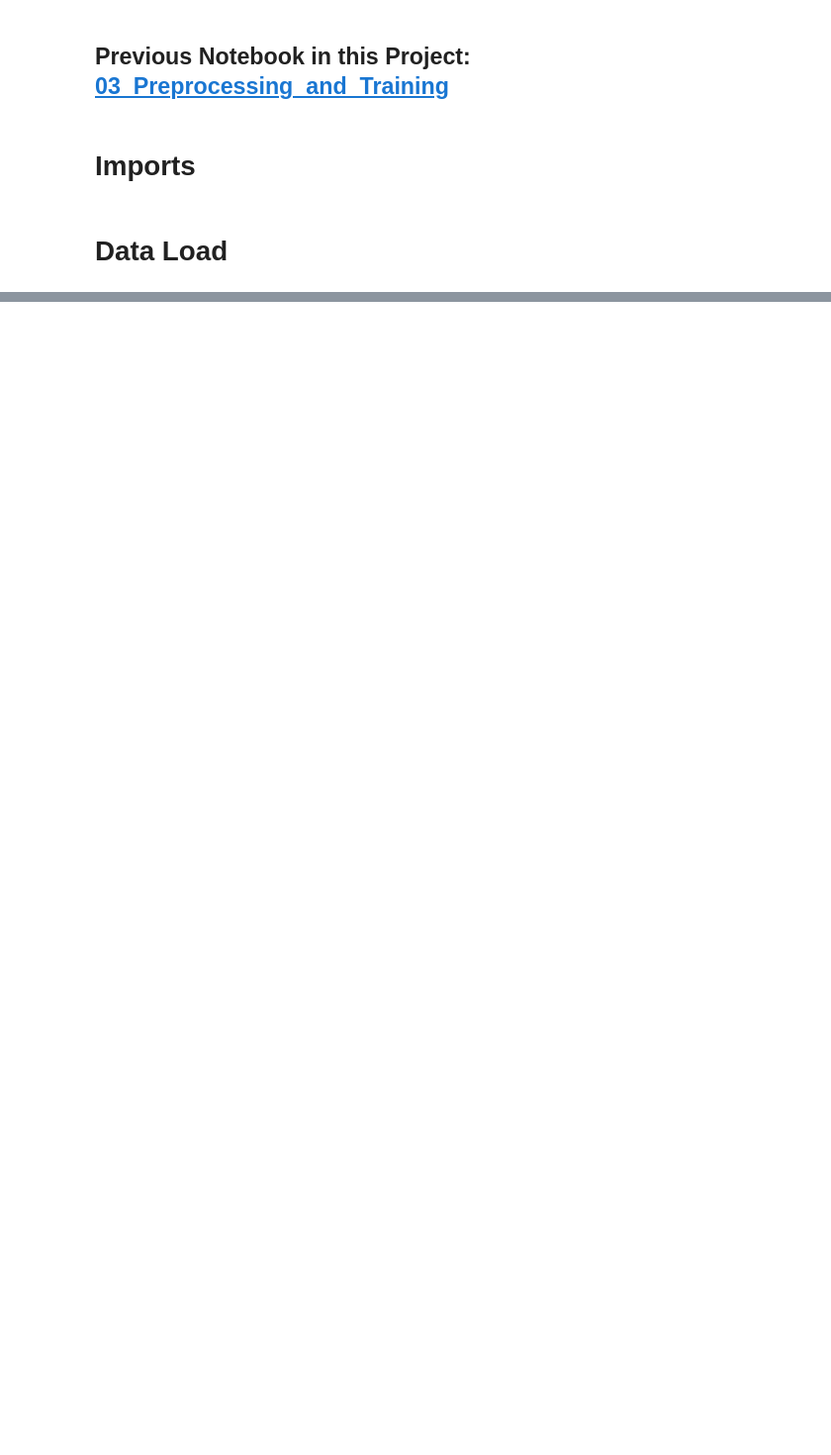
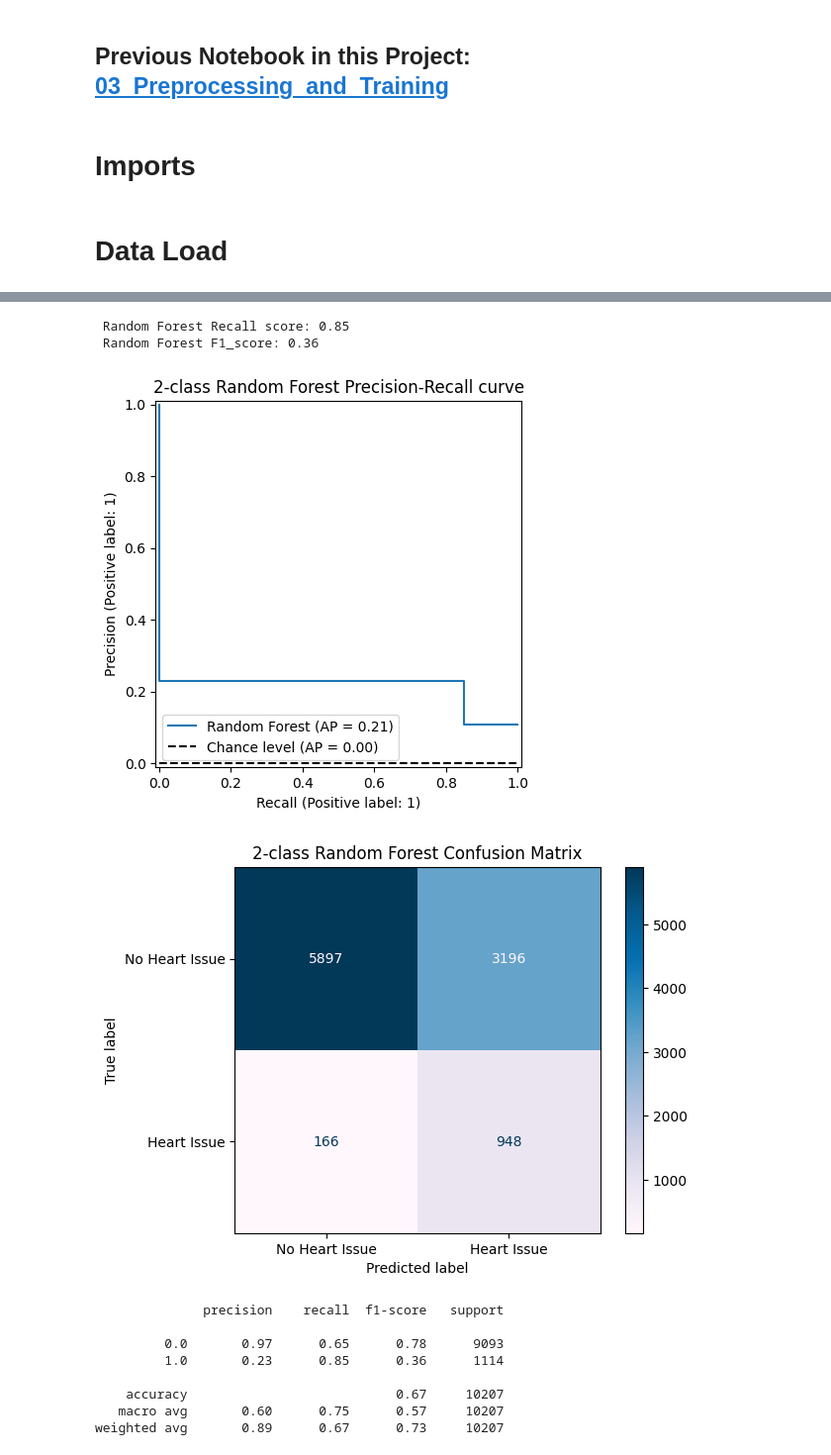
Before and after one commit to omi-singh17/Cardio-Disease-Prediction, a Jupyter notebook: 04 Modeling/04_Modeling.ipynb, the cells around one changed output, grey strips where cells are left out. Shown at 99% size. Saved outputs shown, nothing was run; the diff lists cells and outputs as text; code cells hidden in the pictures; blank space fills up the shorter version.

```diff
--- a/04 Modeling/04_Modeling.ipynb
+++ b/04 Modeling/04_Modeling.ipynb
@@ -53,0 +458,13 @@ preprocessing_pipeline.fit_transform(X_train)
+# %%
+#creating new split set for final pipeline fit and predict
+X_train, X_test, y_train, y_test = train_test_split(X, y, test_size=0.3, random_state=47)
+# %%
+rf_model_pipeline = Pipeline(steps=[
+    (preprocessing_pipeline.steps[0])
+    , (preprocessing_pipeline.steps[1])
+    , (preprocessing_pipeline.steps[2])
+   ,  ('classifier',  RandomForestClassifier(max_depth = 3, max_features = 'sqrt', min_samples_leaf = 1,
+                                       max_leaf_nodes = 3, n_estimators = 25, class_weight = 'balanced', random_state = 0))
+    ])
+# %%
+rf_model_pipeline.fit(X_train, y_train.values.ravel())
@@ -53,0 +480,18 @@ preprocessing_pipeline.fit_transform(X_train)
+# %%
+y_rf_predict_test = rf_model_pipeline.predict(X_test)
+# %%
+#Using Custom Evaluation Metric to note key metrics on the test set
+recall_score_plot_(y_test, y_rf_predict_test, 'Random Forest')
+# %% [output]
+ Random Forest Recall score: 0.85
+ Random Forest F1_score: 0.36
+[figure, added]
+[figure, added]
+              precision    recall  f1-score   support
+
+         0.0       0.97      0.65      0.78      9093
+         1.0       0.23      0.85      0.36      1114
+
+    accuracy                           0.67     10207
+   macro avg       0.60      0.75      0.57     10207
+weighted avg       0.89      0.67      0.73     10207
```
Also changed, not shown: parts of 53 cells of this notebook, 4 other files.
